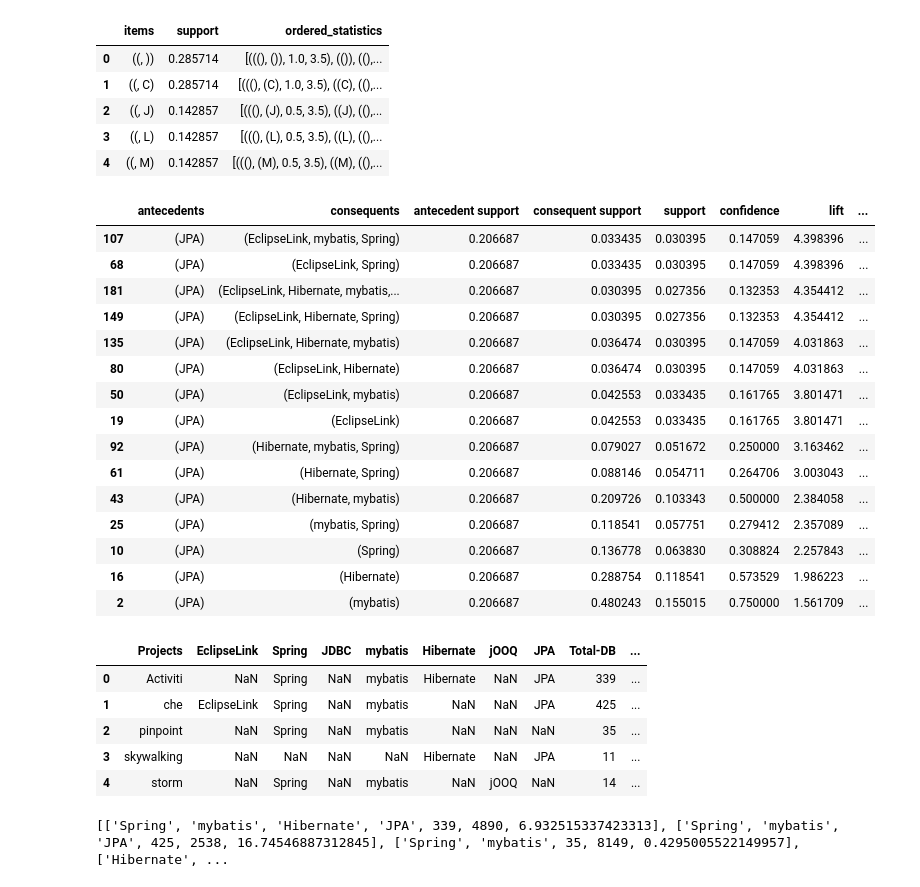
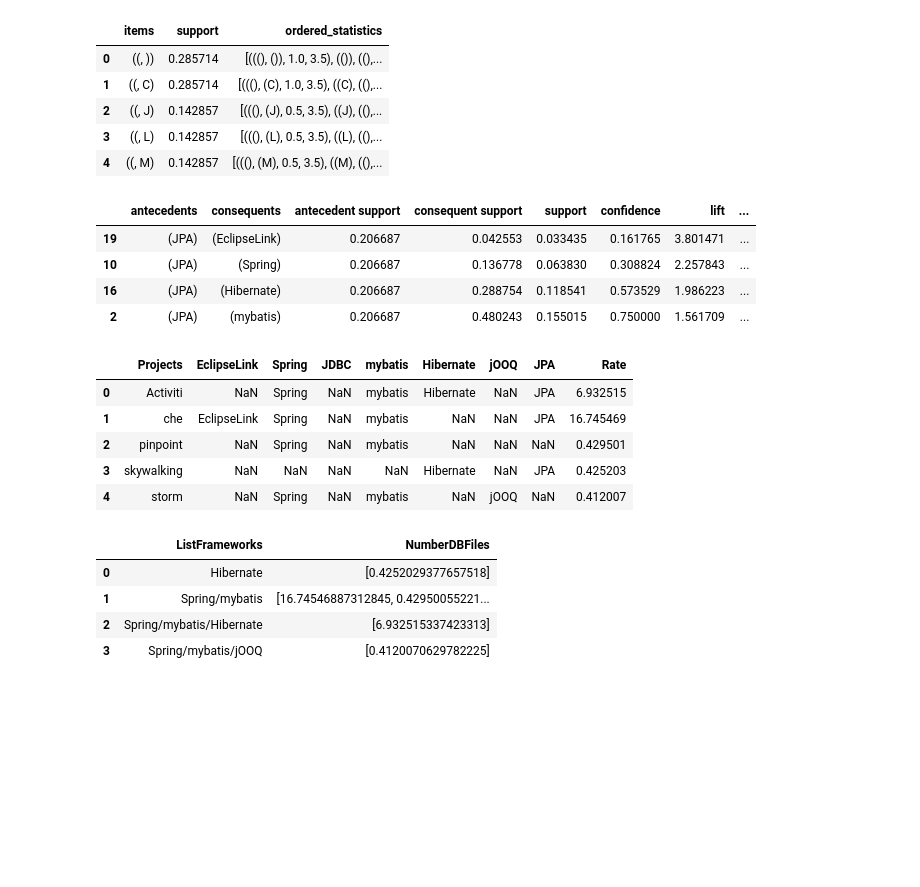
Before and after one commit to gems-uff/db-mining, a Jupyter notebook: src/characterization_implementation.ipynb, the cells around one changed output. Drawn from its saved outputs; the diff is of its cells as text; code cells hidden in the pictures; blank space fills up the shorter version.

```diff
--- a/src/characterization_implementation.ipynb
+++ b/src/characterization_implementation.ipynb
@@ -5,7 +5,7 @@ import matplotlib.pyplot as plt
 import os
 # %%
 from util import RESOURCE_DIR
-type_characterization = ['database.xlsx', 'implementation.xlsx', 'implementation_names.xlsx']
+type_characterization = ['database.xlsx', 'implementation.xlsx', 'implementation_names.xlsx', 'query.xlsx']
 CHARACTERIZATION_FILE_PATH = RESOURCE_DIR + os.sep + type_characterization[1]
 df = pd.read_excel(CHARACTERIZATION_FILE_PATH, engine = 'openpyxl')
 len(df)
@@ -96,28 +103,18 @@ results.head(5)
 # %%
 from mlxtend.frequent_patterns import apriori, association_rules
 
 CHARACTERIZATION_FILE_PATH = RESOURCE_DIR + os.sep + type_characterization[1]
 df = pd.read_excel(CHARACTERIZATION_FILE_PATH, engine = 'openpyxl')
 df = df.iloc[: , 2:]
 
 frq_items = apriori(df, min_support = 0.01, use_colnames = True)
 rules = association_rules(frq_items, metric ="lift", min_threshold = 1)
 rules = rules.sort_values('lift', ascending =False)
+rules = rules[rules['consequents'].apply(lambda x: len(x)) == 1]
 rules[rules['antecedents'] == {'JPA'}]
 # %% [output]
 |  | antecedents | consequents | antecedent support | consequent support | support | confidence | lift | ... |
-| 107 | (JPA) | (EclipseLink, mybatis, Spring) | 0.206687 | 0.033435 | 0.030395 | 0.147059 | 4.398396 | ... |
-| 68 | (JPA) | (EclipseLink, Spring) | 0.206687 | 0.033435 | 0.030395 | 0.147059 | 4.398396 | ... |
-| 181 | (JPA) | (EclipseLink, Hibernate, mybatis,... | 0.206687 | 0.030395 | 0.027356 | 0.132353 | 4.354412 | ... |
-| 149 | (JPA) | (EclipseLink, Hibernate, Spring) | 0.206687 | 0.030395 | 0.027356 | 0.132353 | 4.354412 | ... |
-| 135 | (JPA) | (EclipseLink, Hibernate, mybatis) | 0.206687 | 0.036474 | 0.030395 | 0.147059 | 4.031863 | ... |
-| 80 | (JPA) | (EclipseLink, Hibernate) | 0.206687 | 0.036474 | 0.030395 | 0.147059 | 4.031863 | ... |
-| 50 | (JPA) | (EclipseLink, mybatis) | 0.206687 | 0.042553 | 0.033435 | 0.161765 | 3.801471 | ... |
 | 19 | (JPA) | (EclipseLink) | 0.206687 | 0.042553 | 0.033435 | 0.161765 | 3.801471 | ... |
-| 92 | (JPA) | (Hibernate, mybatis, Spring) | 0.206687 | 0.079027 | 0.051672 | 0.250000 | 3.163462 | ... |
-| 61 | (JPA) | (Hibernate, Spring) | 0.206687 | 0.088146 | 0.054711 | 0.264706 | 3.003043 | ... |
-| 43 | (JPA) | (Hibernate, mybatis) | 0.206687 | 0.209726 | 0.103343 | 0.500000 | 2.384058 | ... |
-| 25 | (JPA) | (mybatis, Spring) | 0.206687 | 0.118541 | 0.057751 | 0.279412 | 2.357089 | ... |
 | 10 | (JPA) | (Spring) | 0.206687 | 0.136778 | 0.063830 | 0.308824 | 2.257843 | ... |
 | 16 | (JPA) | (Hibernate) | 0.206687 | 0.288754 | 0.118541 | 0.573529 | 1.986223 | ... |
 | 2 | (JPA) | (mybatis) | 0.206687 | 0.480243 | 0.155015 | 0.750000 | 1.561709 | ... |
@@ -129,27 +126,42 @@ CHARACTERIZATION_FILE_PATH = RESOURCE_DIR + os.sep + type_characterization[2]
 implementation = pd.read_excel(CHARACTERIZATION_FILE_PATH, engine = 'openpyxl')
 
 implementation_usage = pd.merge(implementation, df_usage_fan_in, how = 'inner', on = 'Projects')
-implementation_usage = implementation_usage.drop(columns=['Domains', 'DB-Code(Java)', 'DB-Code(XML)', 'Dependencies' ])
+implementation_usage = implementation_usage.drop(columns=['Domains', 'DB-Code(Java)', 'DB-Code(XML)', 'Dependencies', 'Total-DB', 'Total-Project' ])
 implementation_usage.head()
 # %% [output]
-|  | Projects | EclipseLink | Spring | JDBC | mybatis | Hibernate | jOOQ | JPA | Total-DB | ... |
-| 0 | Activiti | NaN | Spring | NaN | mybatis | Hibernate | NaN | JPA | 339 | ... |
-| 1 | che | EclipseLink | Spring | NaN | mybatis | NaN | NaN | JPA | 425 | ... |
-| 2 | pinpoint | NaN | Spring | NaN | mybatis | NaN | NaN | NaN | 35 | ... |
-| 3 | skywalking | NaN | NaN | NaN | NaN | Hibernate | NaN | JPA | 11 | ... |
-| 4 | storm | NaN | Spring | NaN | mybatis | NaN | jOOQ | NaN | 14 | ... |
+|  | Projects | EclipseLink | Spring | JDBC | mybatis | Hibernate | jOOQ | JPA | Rate |
+| 0 | Activiti | NaN | Spring | NaN | mybatis | Hibernate | NaN | JPA | 6.932515 |
+| 1 | che | EclipseLink | Spring | NaN | mybatis | NaN | NaN | JPA | 16.745469 |
+| 2 | pinpoint | NaN | Spring | NaN | mybatis | NaN | NaN | NaN | 0.429501 |
+| 3 | skywalking | NaN | NaN | NaN | NaN | Hibernate | NaN | JPA | 0.425203 |
+| 4 | storm | NaN | Spring | NaN | mybatis | NaN | jOOQ | NaN | 0.412007 |
-# %%
-new_frameworks_matriz = []
-
-frameworks_list = implementation_usage.iloc[: , 2:].values.tolist()
-
-for i in frameworks_list:
-    new_frameworks_list = [x for x in i if pd.isnull(x) == False]
-    new_frameworks_matriz.append(new_frameworks_list)
-
-print(new_frameworks_matriz)
-# %% [output]
-[['Spring', 'mybatis', 'Hibernate', 'JPA', 339, 4890, 6.932515337423313], ['Spring', 'mybatis', 'JPA', 425, 2538, 16.74546887312845], ['Spring', 'mybatis', 35, 8149, 0.4295005522149957], ['Hibernate', ...
+# %%
+#implementation_usage = implementation_usage.drop(columns='Projects')
+
+new_frameworks_list = []
+new_frameworks_list_string = []
+
+frameworks_list = implementation_usage.iloc[: , 2:7].values.tolist()
+
+for i in frameworks_list:
+    new_frameworks_list_not_null = [x for x in i if pd.isnull(x) == False]
+    new_frameworks_list_string = '/'.join([str(item) for item in new_frameworks_list_not_null])
+    new_frameworks_list.append(new_frameworks_list_string)
+
+df_implementation_usage = implementation_usage.iloc[: , 8:]
+df_implementation_usage = df_implementation_usage.assign(ListFrameworks = new_frameworks_list)
+
+#print(df_implementation_usage)
+
+df_group_implementation_usage = df_implementation_usage.groupby('ListFrameworks')['Rate'].apply(list).reset_index(name='NumberDBFiles')
+
+df_group_implementation_usage.head()
+# %% [output]
+|  | ListFrameworks | NumberDBFiles |
+| 0 | Hibernate | [0.4252029377657518] |
+| 1 | Spring/mybatis | [16.74546887312845, 0.42950055221... |
+| 2 | Spring/mybatis/Hibernate | [6.932515337423313] |
+| 3 | Spring/mybatis/jOOQ | [0.4120070629782225] |
 # %%
 import matplotlib.pyplot as plt
 
```
Also changed, not shown: parts of 6 cells of this notebook, 8 other files.
